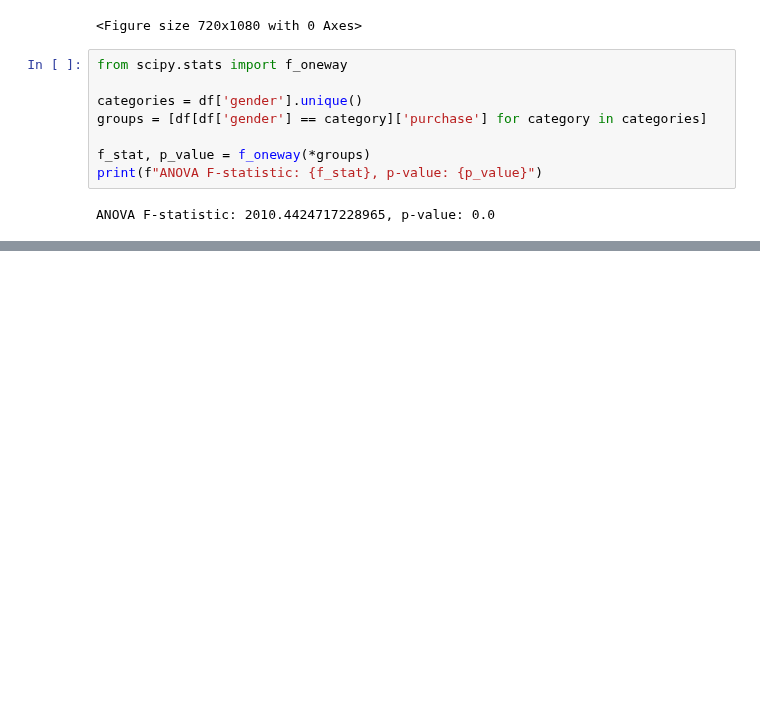
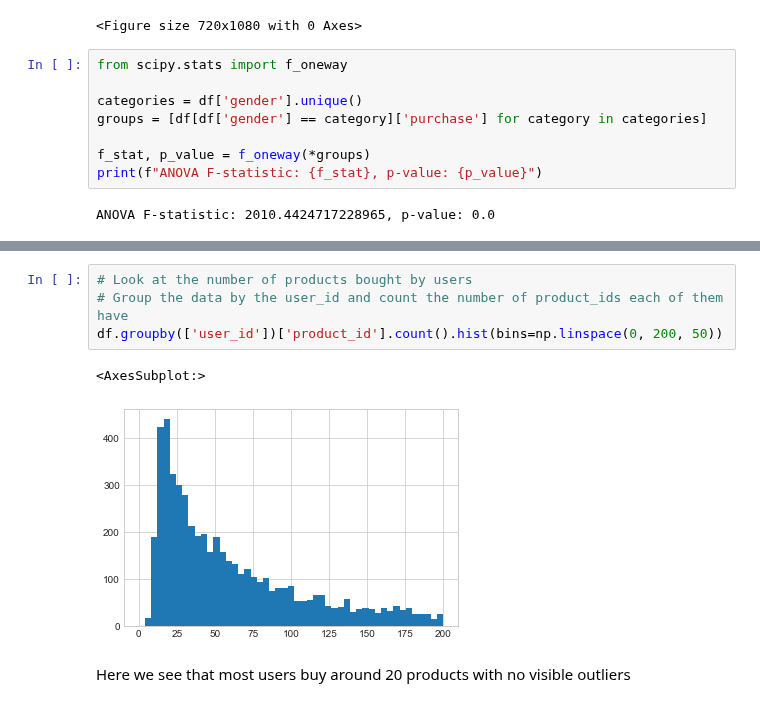
Before and after one commit to Green-Kiwie/Extreme-Couponers-Walmart-Black-Friday, a Jupyter notebook: joe-explore.ipynb, the cells around one changed output, grey strips where cells are left out. Cells and saved outputs as stored; diff of their text form; blank space fills up the shorter version.

```diff
--- a/joe-explore.ipynb
+++ b/joe-explore.ipynb
@@ -202,0 +141,9 @@ df.head()
+# %%
+# Look at the number of products bought by users
+# Group the data by the user_id and count the number of product_ids each of them have
+df.groupby(['user_id'])['product_id'].count().hist(bins=np.linspace(0, 200, 50))
+# %% [output]
+<AxesSubplot:>
+[figure, added]
+# %% [markdown]
+Here we see that most users buy around 20 products with no visible outliers
```
Also changed, not shown: parts of 30 cells of this notebook.
